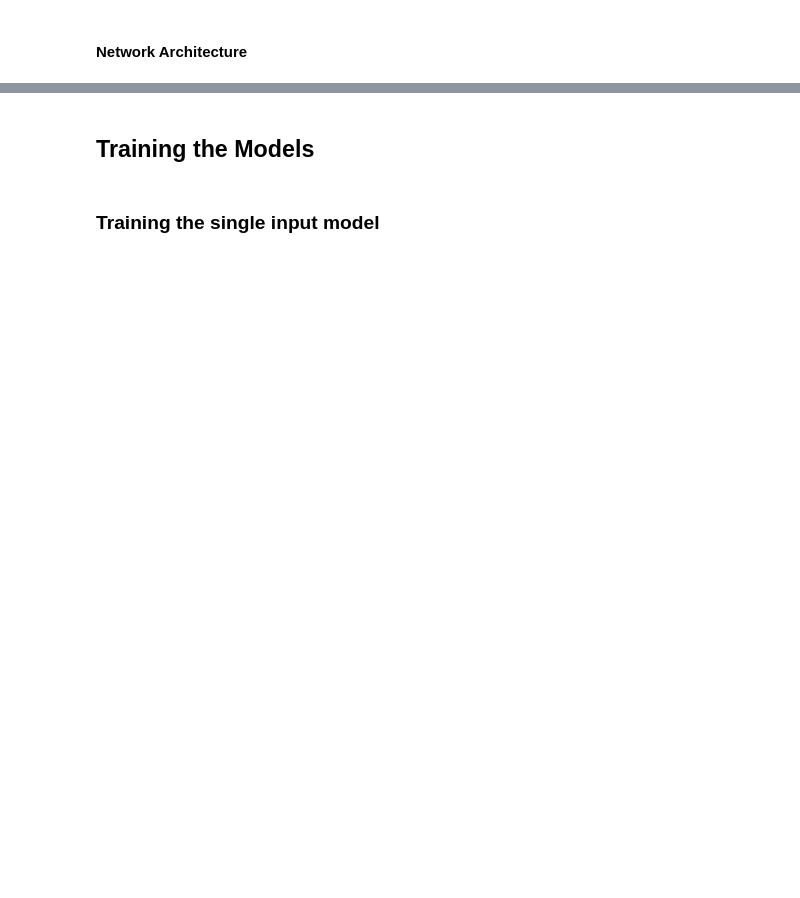
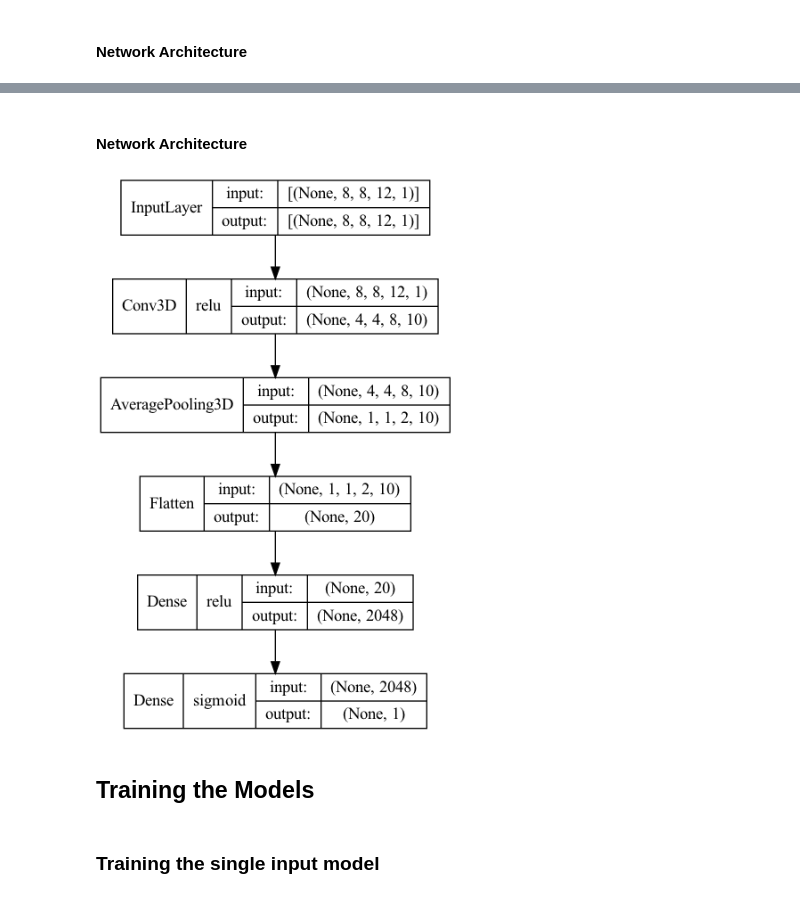
Before and after one commit to owenjaques/chessbot, a Jupyter notebook: neural_networks/models.ipynb, the cells around one changed output, grey strips where cells are left out. Saved outputs shown, nothing was run; the diff lists cells and outputs as text; code cells hidden in the pictures; blank space fills up the shorter version.

```diff
--- a/neural_networks/models.ipynb
+++ b/neural_networks/models.ipynb
@@ -375,3 +406,29 @@ keras.utils.plot_model(simple_input_model, show_shapes=True, show_layer_activati
+# %% [markdown]
+#### Network Architecture
+# %%
+"""matrix_input_model = keras.Sequential([
+	keras.layers.Input(modelinput.ModelInput('simple').input_length()),
+	keras.layers.Dense(2048, activation='relu'),
+	keras.layers.Dense(2048, activation='relu'),
+	keras.layers.Dense(2048, activation='relu'),
+	keras.layers.Dense(1, activation='sigmoid')
+])"""
+matrix_input_model = keras.Sequential()
+matrix_input_model.add(keras.layers.Conv3D(filters = 10, kernel_size = 5, input_shape = (8,8,12,1), activation = 'relu'))
+matrix_input_model.add(keras.layers.AveragePooling3D(pool_size = (4,4,4), strides = 3))
+matrix_input_model.add(keras.layers.Flatten())
+matrix_input_model.add(keras.layers.Dense(units = 2048, activation = 'relu'))
+matrix_input_model.add(keras.layers.Dense(1, activation='sigmoid'))
+
+matrix_input_model.compile(
+    optimizer=keras.optimizers.Adam(learning_rate=0.001),
+    loss='mse',
+	metrics=[keras.metrics.MeanAbsoluteError()]
+)
+
+keras.utils.plot_model(matrix_input_model, show_shapes=True, show_layer_activations=True, to_file='simple_input_model.png', show_layer_names=False)
+# %% [output]
+[figure, added]
 # %% [markdown]
 ## Training the Models
 # %%
```
Also changed, not shown: parts of 31 cells of this notebook, 1 other file.
